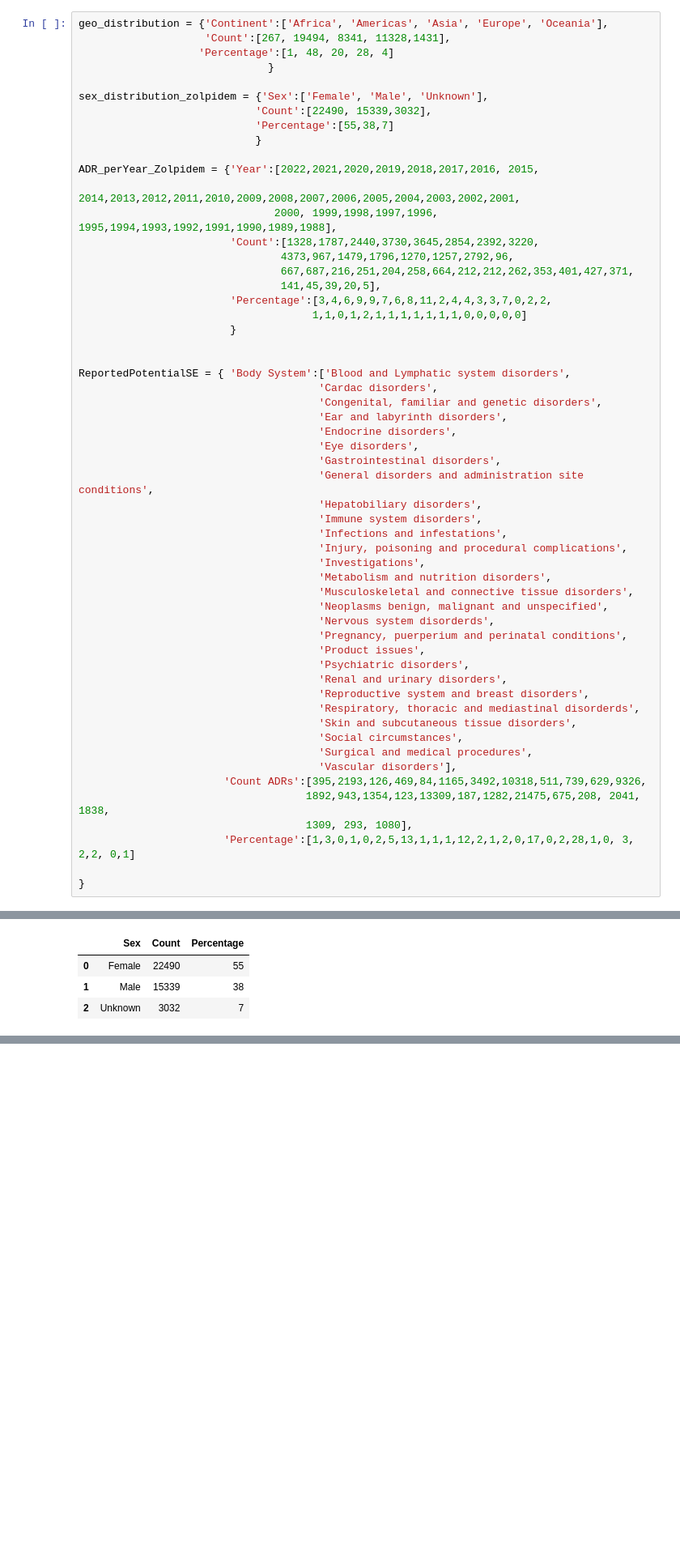
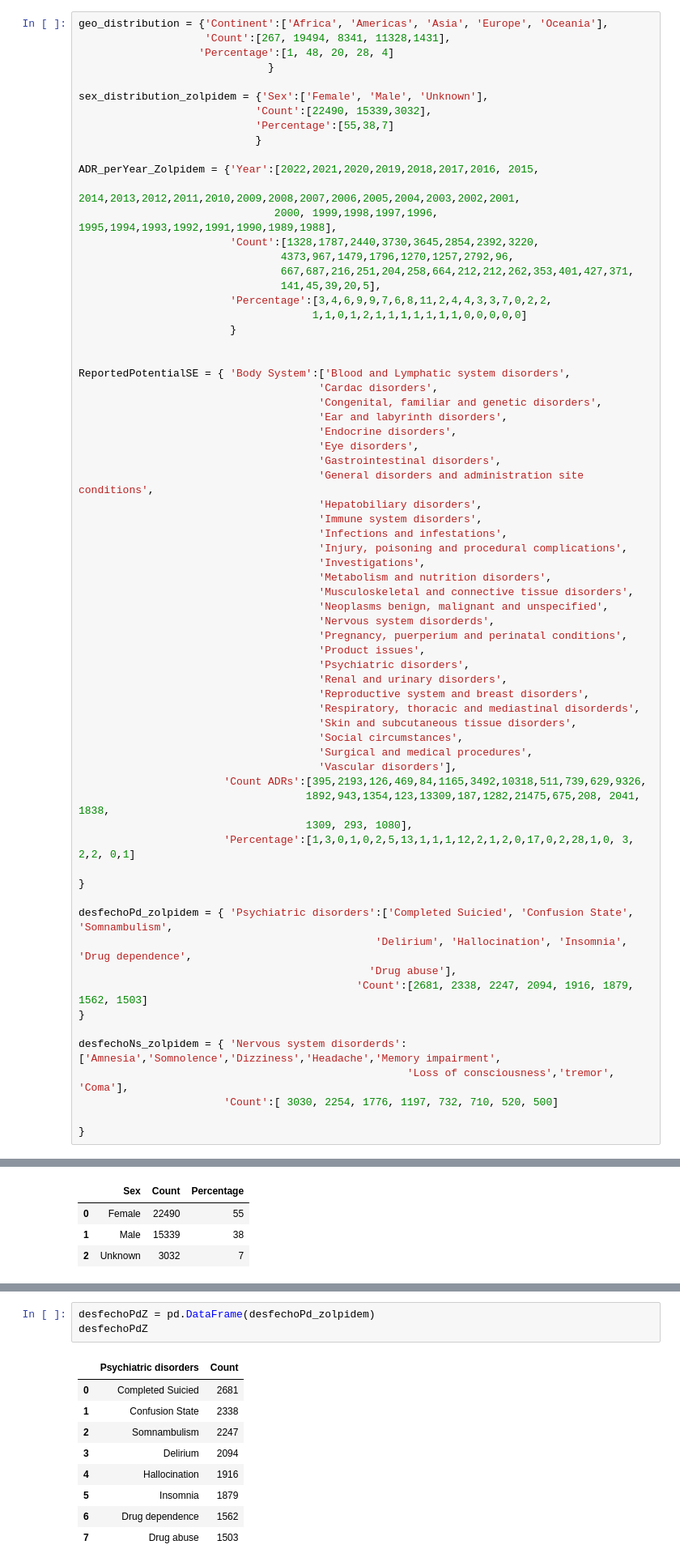
Before and after one commit to cantaruttim/Learning_Python, a Jupyter notebook: Bibliotecas/Matemática/Pandas/Reações Adversas .ipynb, the cells around one changed output, grey strips where cells are left out. Shown at 81% size. Drawn from its saved outputs; the diff is of its cells as text; blank space fills up the shorter version.

```diff
--- a/Bibliotecas/Matemática/Pandas/Reações Adversas .ipynb
+++ b/Bibliotecas/Matemática/Pandas/Reações Adversas .ipynb
@@ -56,6 +56,18 @@ ReportedPotentialSE = { 'Body System':['Blood and Lymphatic system disorders',
                        'Percentage':[1,3,0,1,0,2,5,13,1,1,1,12,2,1,2,0,17,0,2,28,1,0, 3, 2,2, 0,1]
 
 }
+
+desfechoPd_zolpidem = { 'Psychiatric disorders':['Completed Suicied', 'Confusion State', 'Somnambulism',
+                                               'Delirium', 'Hallocination', 'Insomnia', 'Drug dependence',
+                                              'Drug abuse'],
+                                            'Count':[2681, 2338, 2247, 2094, 1916, 1879, 1562, 1503]
+}
+
+desfechoNs_zolpidem = { 'Nervous system disorderds':['Amnesia','Somnolence','Dizziness','Headache','Memory impairment',
+                                                    'Loss of consciousness','tremor', 'Coma'],
+                       'Count':[ 3030, 2254, 1776, 1197, 732, 710, 520, 500]
+
+}
 # %%
 geo = pd.DataFrame(geo_distribution)
 geo
@@ -116,3 +128,16 @@ Reported_SEZolpidem
 | 24 | Social circumstances | 1309 | 2 |
 | 25 | Surgical and medical procedures | 293 | 0 |
 | 26 | Vascular disorders | 1080 | 1 |
+# %%
+desfechoPdZ = pd.DataFrame(desfechoPd_zolpidem)
+desfechoPdZ
+# %% [output]
+|  | Psychiatric disorders | Count |
+| 0 | Completed Suicied | 2681 |
+| 1 | Confusion State | 2338 |
+| 2 | Somnambulism | 2247 |
+| 3 | Delirium | 2094 |
+| 4 | Hallocination | 1916 |
+| 5 | Insomnia | 1879 |
+| 6 | Drug dependence | 1562 |
+| 7 | Drug abuse | 1503 |
```
Also changed, not shown: parts of 2 cells of this notebook.
